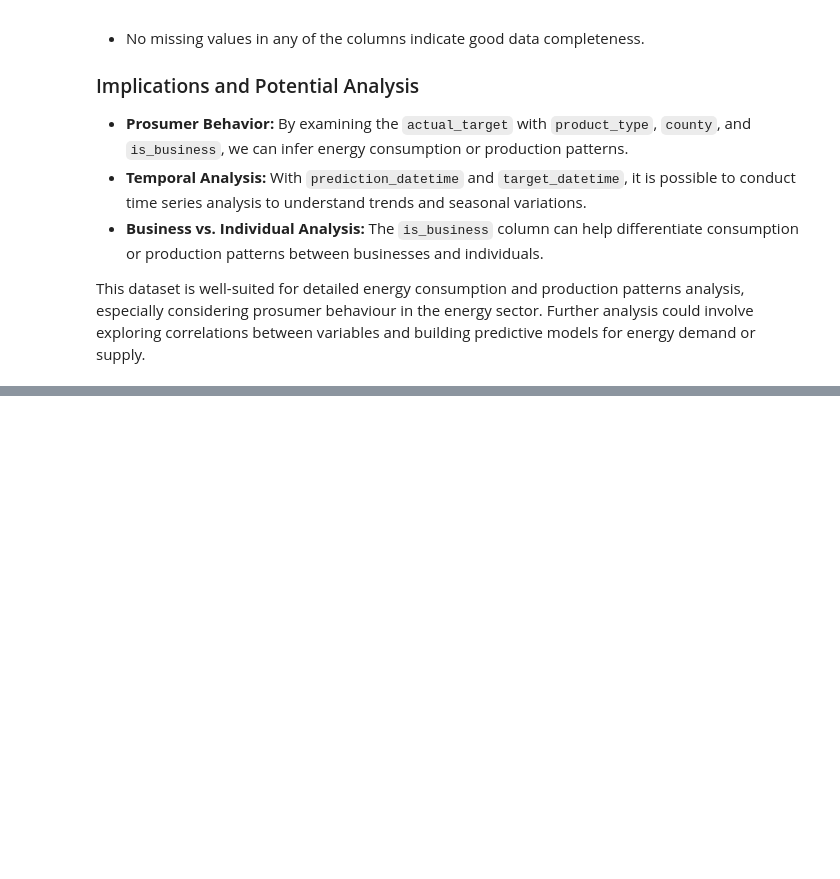
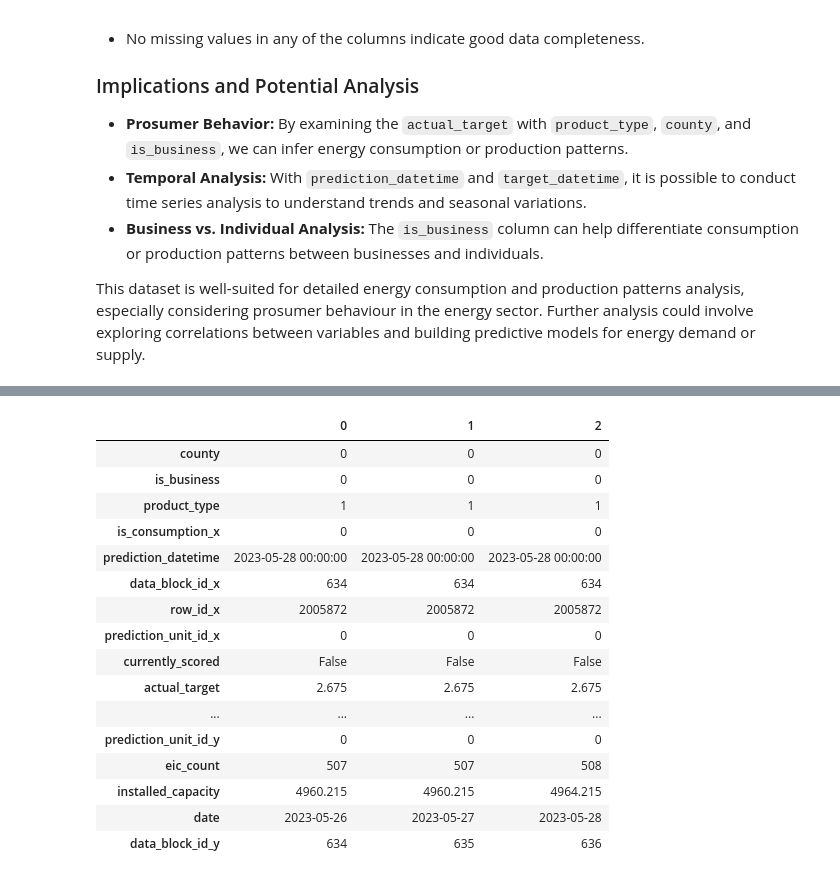
Before and after one commit to carlos-alves-one/Energy-Forecast, a Jupyter notebook: datasets_merge_V3.ipynb, the cells around one changed output, grey strips where cells are left out. Drawn from its saved outputs; the diff is of its cells as text; code cells hidden in the pictures; blank space fills up the shorter version.

```diff
--- a/datasets_merge_V3.ipynb
+++ b/datasets_merge_V3.ipynb
@@ -155,0 +224,22 @@ This dataset is well-suited for detailed energy consumption and production patte
+# %%
+# Load the merged dataset and display the first 3 records
+data = pd.read_csv("/content/drive/MyDrive/project_energy/merged_data.csv")
+data.head(3).T
+# %% [output]
+|  | 0 | 1 | 2 |
+| county | 0 | 0 | 0 |
+| is_business | 0 | 0 | 0 |
+| product_type | 1 | 1 | 1 |
+| is_consumption_x | 0 | 0 | 0 |
+| prediction_datetime | 2023-05-28 00:00:00 | 2023-05-28 00:00:00 | 2023-05-28 00:00:00 |
+| data_block_id_x | 634 | 634 | 634 |
+| row_id_x | 2005872 | 2005872 | 2005872 |
+| prediction_unit_id_x | 0 | 0 | 0 |
+| currently_scored | False | False | False |
+| actual_target | 2.675 | 2.675 | 2.675 |
+| ... | ... | ... | ... |
+| prediction_unit_id_y | 0 | 0 | 0 |
+| eic_count | 507 | 507 | 508 |
+| installed_capacity | 4960.215 | 4960.215 | 4964.215 |
+| date | 2023-05-26 | 2023-05-27 | 2023-05-28 |
+| data_block_id_y | 634 | 635 | 636 |
```
Also changed, not shown: parts of 8 cells of this notebook.
